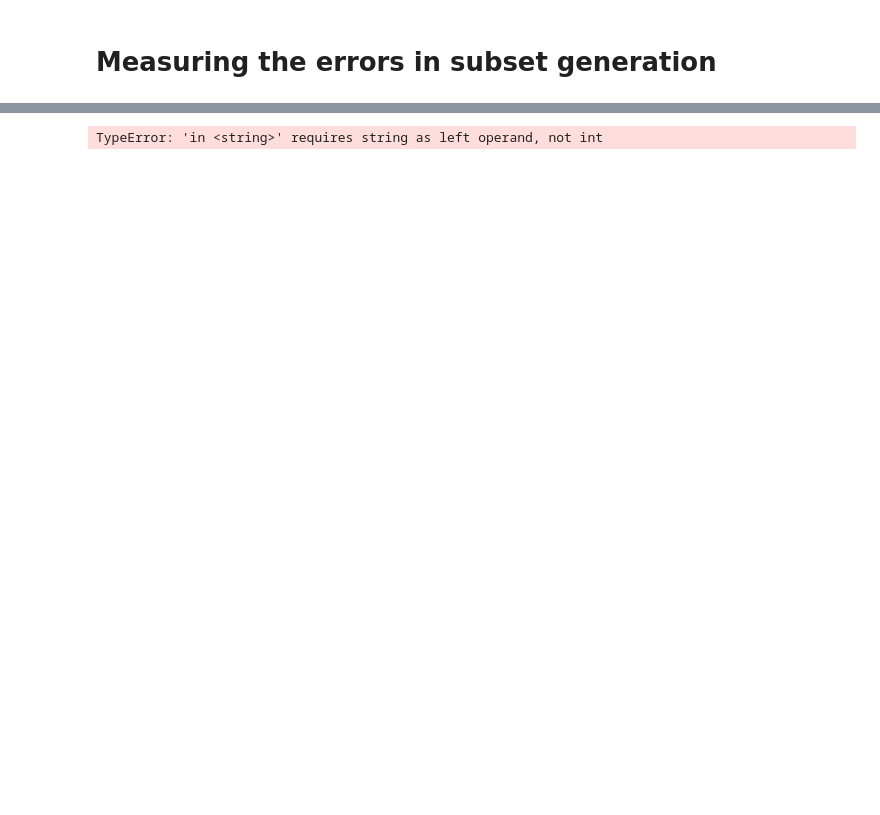
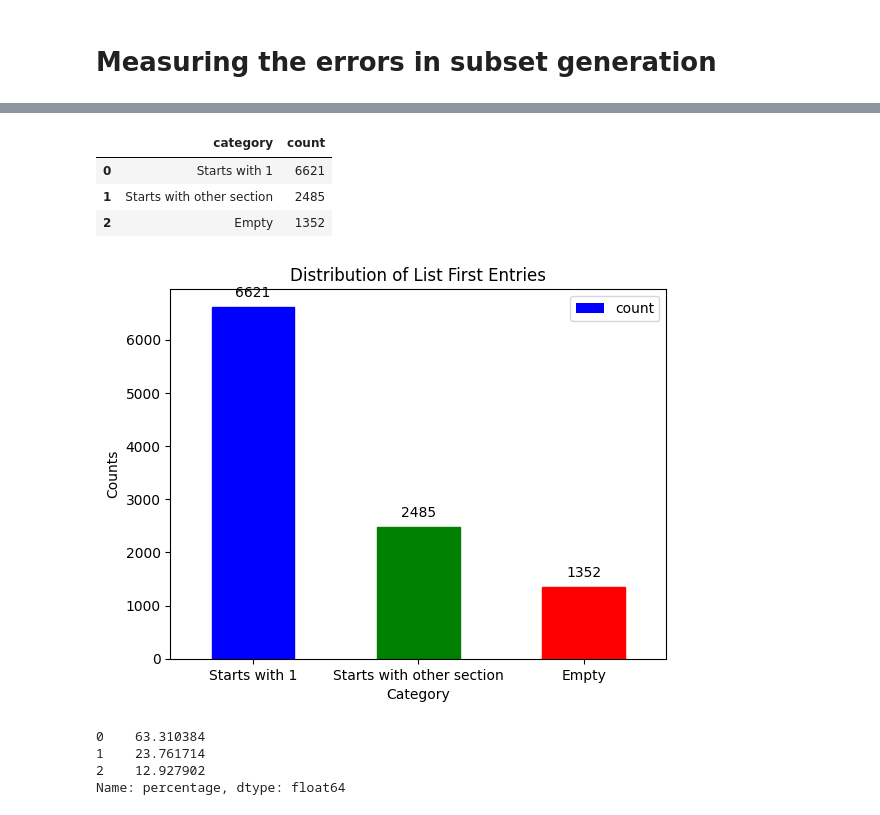
Before and after one commit to ChloeCro/MscThesis, a Jupyter notebook: SRS/Error_rates.ipynb, the cells around one changed output, grey strips where cells are left out. Saved outputs shown, nothing was run; the diff lists cells and outputs as text; code cells hidden in the pictures; blank space fills up the shorter version.

```diff
--- a/SRS/Error_rates.ipynb
+++ b/SRS/Error_rates.ipynb
@@ -23,17 +26,49 @@ subset
-# %%
-def has_key_one(d):
-    return 1 in d
-
-def convert_to_dict(s):
-    try:
-        # Use ast.literal_eval to safely evaluate the string as a dictionary
-        return ast.literal_eval(s)
-    except ValueError:
-        # Handle cases where the string is not a valid Python literal
-        return {}
-
-# Apply the filter function to the 'dict_column' and filter the DataFrame
-df_filtered = subset[subset['organized'].apply(has_key_one)]
-print(len(df_filtered))
-# %% [output]
-TypeError: 'in <string>' requires string as left operand, not int
+# %%
+# Convert the string representations of lists to actual lists
+subset['sections'] = subset['sections'].apply(ast.literal_eval)
+# %%
+# Categorize each entry
+def categorize_first_entry(list_entries):
+    if not list_entries:  # Empty list check
+        return 'Empty'
+    first_entry = str(list_entries[0])
+    if first_entry.startswith('1'):
+        return 'Starts with 1'
+    else:
+        return 'Starts with other section'
+# %%
+subset['category'] = subset['sections'].apply(categorize_first_entry)
+
+# Get counts of each category using value_counts
+category_counts_subset = subset['category'].value_counts().reset_index()
+
+# Rename the columns to more meaningful names
+category_counts_subset.columns = ['category', 'count']
+category_counts_subset
+# %% [output]
+|  | category | count |
+| 0 | Starts with 1 | 6621 |
+| 1 | Starts with other section | 2485 |
+| 2 | Empty | 1352 |
+# %%
+# Create a bar chart
+ax = category_counts_subset.plot(kind='bar', color=['blue', 'green', 'red'])
+plt.title('Distribution of List First Entries')
+plt.xlabel('Category')
+plt.ylabel('Counts')
+plt.xticks(rotation=0)  # Keeps the category names horizontal
+plt.xticks(ticks=range(len(category_counts_subset)), labels=category_counts_subset['category'])  # Label each tick
+
+# Set colors for each bar specifically
+colors = ['blue', 'green', 'red']  # Define your colors list
+for bar, color in zip(ax.patches, colors):
+    bar.set_color(color)  # Set color for each bar
+
+# Annotate each bar with the count of entries
+for p in ax.patches:
+    ax.annotate(str(p.get_height()), (p.get_x() + p.get_width() / 2., p.get_height()),
+                ha='center', va='center', xytext=(0, 10), textcoords='offset points')
+
+plt.show()
+# %% [output]
+[figure, added]
@@ -39,0 +78,13 @@ TypeError: 'in <string>' requires string as left operand, not int
+# %%
+# Calculate total number of entries
+total_entries_subset = category_counts_subset['count'].sum()
+
+# Calculate percentages for each category
+category_counts_subset['percentage'] = (category_counts_subset['count'] / total_entries_subset) * 100
+
+category_counts_subset['percentage']
+# %% [output]
+0    63.310384
+1    23.761714
+2    12.927902
+Name: percentage, dtype: float64
```
Also changed, not shown: parts of 11 cells of this notebook, 5 other files.
